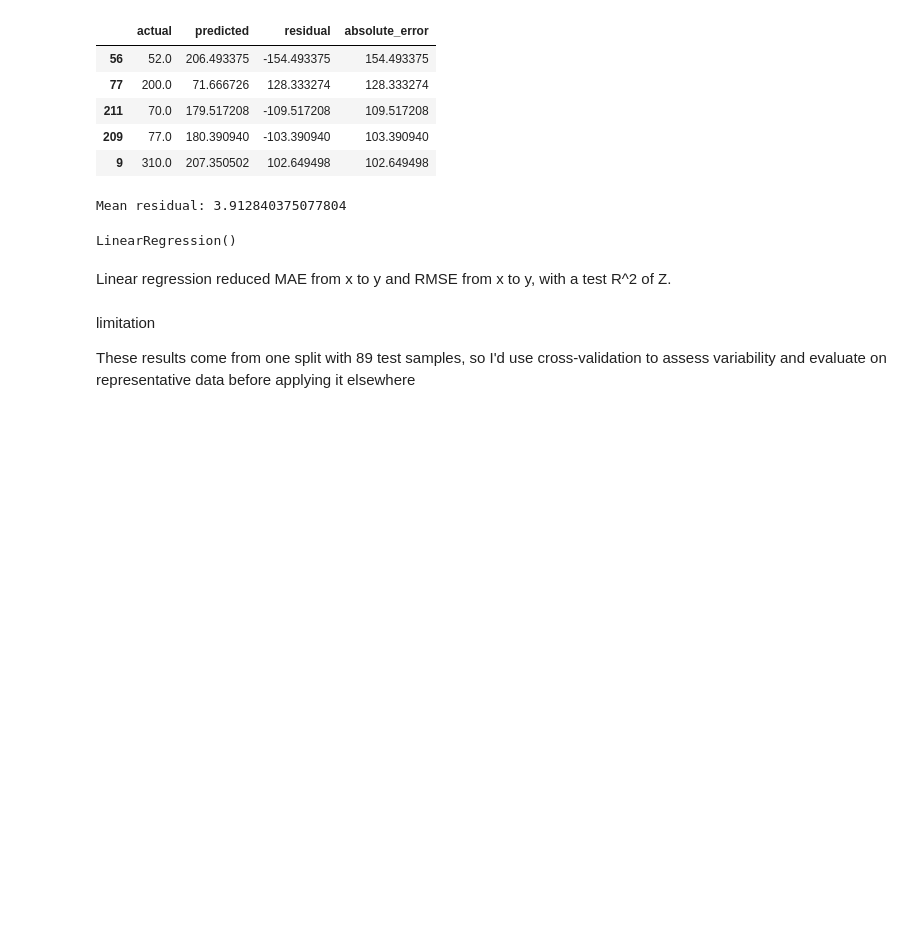
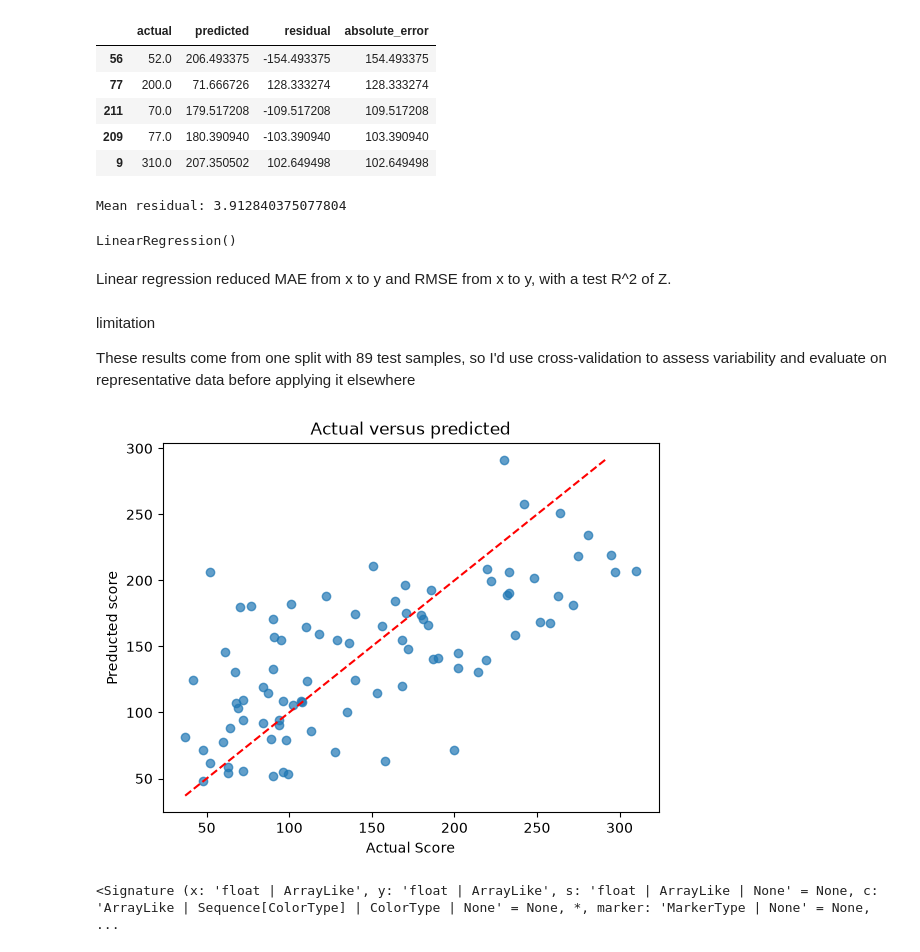
Before and after one commit to phawatboom/datascience_practice, a Jupyter notebook: 05_regression.ipynb, the cells around one changed output. Drawn from its saved outputs; the diff is of its cells as text; code cells hidden in the pictures; blank space fills up the shorter version.

Commit message:
feat: learn basic plotting with matplotlib

```diff
--- a/05_regression.ipynb
+++ b/05_regression.ipynb
@@ -157,3 +157,24 @@ Linear regression reduced MAE from x to y and RMSE from x to y, with a test R^2
 limitation
 
 These results come from one split with 89 test samples, so I'd use cross-validation to assess variability and evaluate on representative data before applying it elsewhere
+# %%
+import matplotlib.pyplot as plt
+
+plt.scatter(y_test, model_predictions, alpha=0.7)
+
+low = min(y_test.min(), model_predictions.min())
+high = min(y_test.max(), model_predictions.max())
+
+plt.plot([low, high], [low, high], color="red", linestyle="--")
+
+plt.xlabel("Actual Score")
+plt.ylabel("Preducted score")
+plt.title("Actual versus predicted")
+plt.show()
+
+import inspect
+
+inspect.signature(plt.scatter)
+# %% [output]
+[figure, added]
+<Signature (x: 'float | ArrayLike', y: 'float | ArrayLike', s: 'float | ArrayLike | None' = None, c: 'ArrayLike | Sequence[ColorType] | ColorType | None' = None, *, marker: 'MarkerType | None' = None, ...
```
